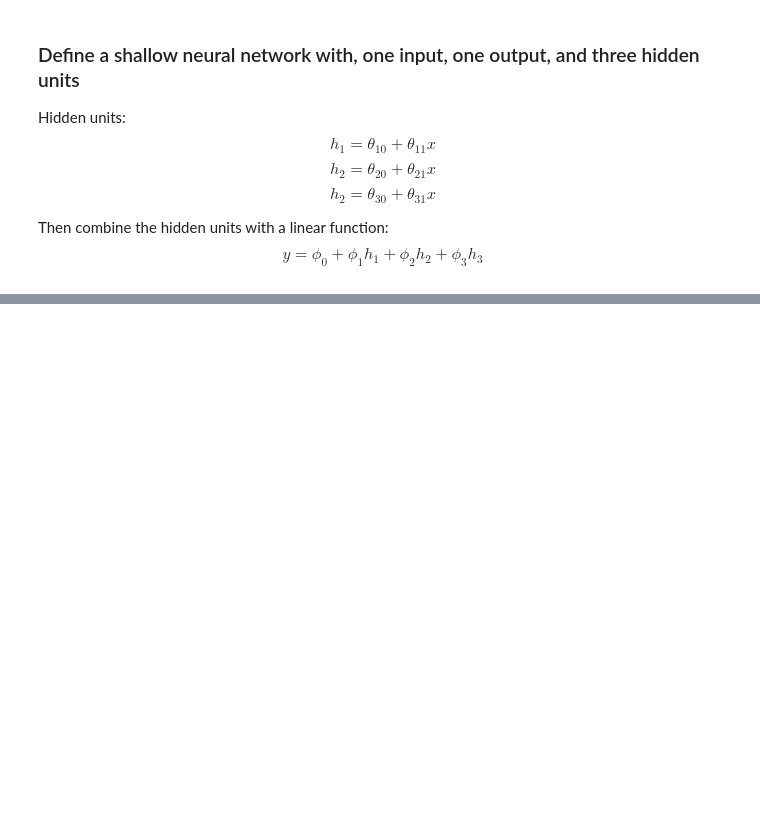
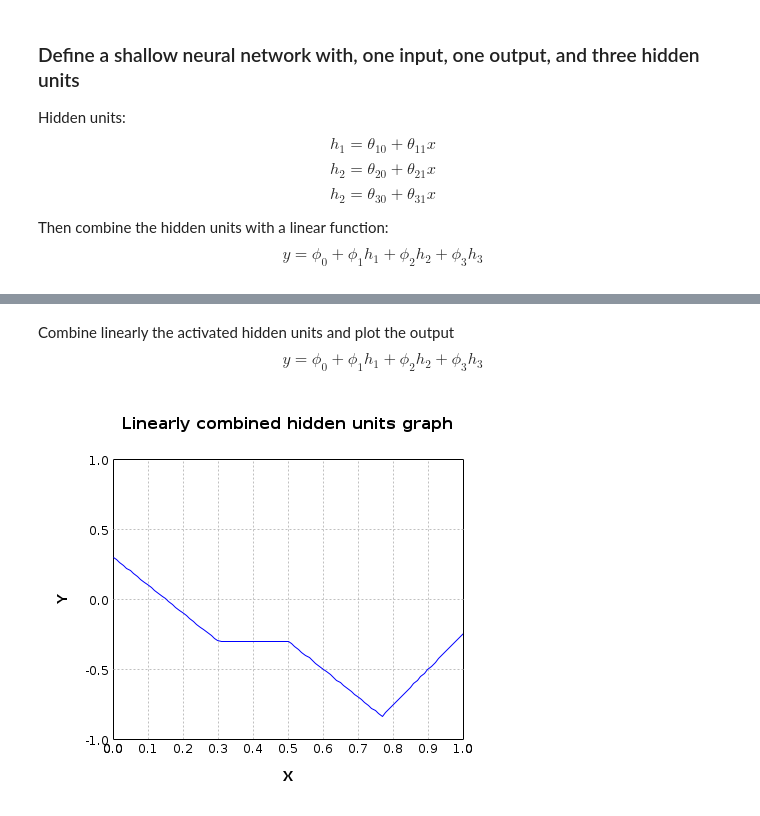
Before and after one commit to jamalromero/colab, a Jupyter notebook: udl_ch3.ipynb, the cells around one changed output, grey strips where cells are left out. Saved outputs shown, nothing was run; the diff lists cells and outputs as text; code cells hidden in the pictures; blank space fills up the shorter version.

```diff
--- a/udl_ch3.ipynb
+++ b/udl_ch3.ipynb
@@ -73,0 +107,21 @@ Then combine the hidden units with a linear function:
+# %% [markdown]
+Combine linearly the activated hidden units and plot the output
+\begin{equation}y = \phi_0 + \phi_1 h_1 + \phi_2 h_2 + \phi_3 h_3\end{equation}
+# %%
+Canvas plotNetwork(double theta_10, double theta_11,
+                 double theta_20, double theta_21,
+                 double theta_30, double theta_31,
+                 double phi_0, double phi_1, double phi_2, double phi_3) {
+  NDArray h1 = relu(x.mul(theta_11).add(theta_10));
+  NDArray h2 = relu(x.mul(theta_21).add(theta_20));
+  NDArray h3 = relu(x.mul(theta_31).add(theta_30));
+  NDArray y = h1.mul(phi_1).add(h2.mul(phi_2)).add(h3.mul(phi_3)).add(phi_0);
+  var canvas = LinePlot.of(toDoubleArray(x.stack(y, 1)), Color.BLUE).canvas();
+  canvas.setBound(new double[]{0, -1}, new double[]{1, 1});
+  canvas.setTitle("Linearly combined hidden units graph");
+  return canvas;
+}
+
+plotNetwork(theta_10, theta_11, theta_20, theta_21, theta_30, theta_31, phi_0, phi_1, phi_2, phi_3).toBufferedImage(500, 400);
+# %% [output]
+[figure, added]
```
Also changed, not shown: parts of 24 cells of this notebook.
